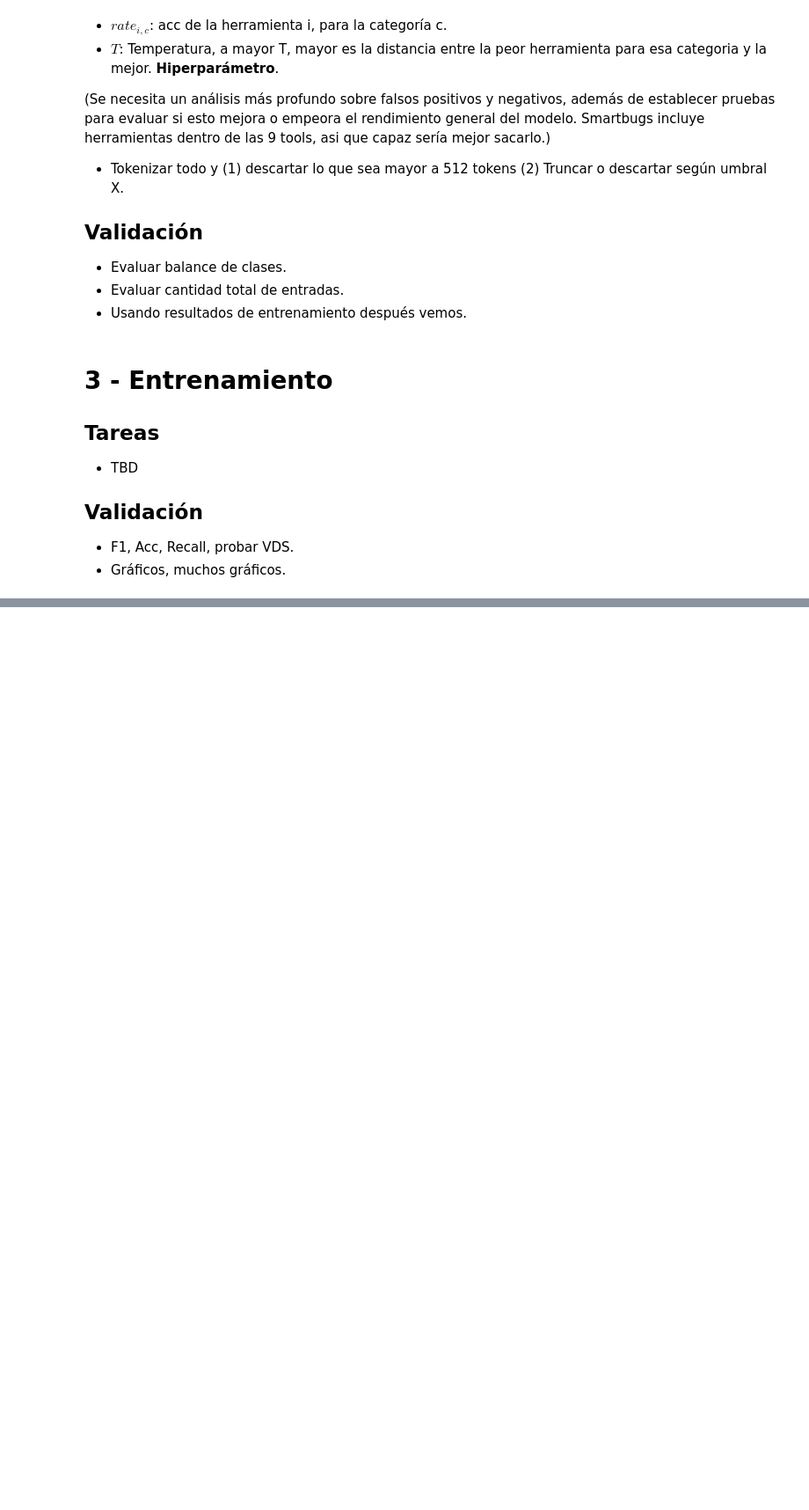
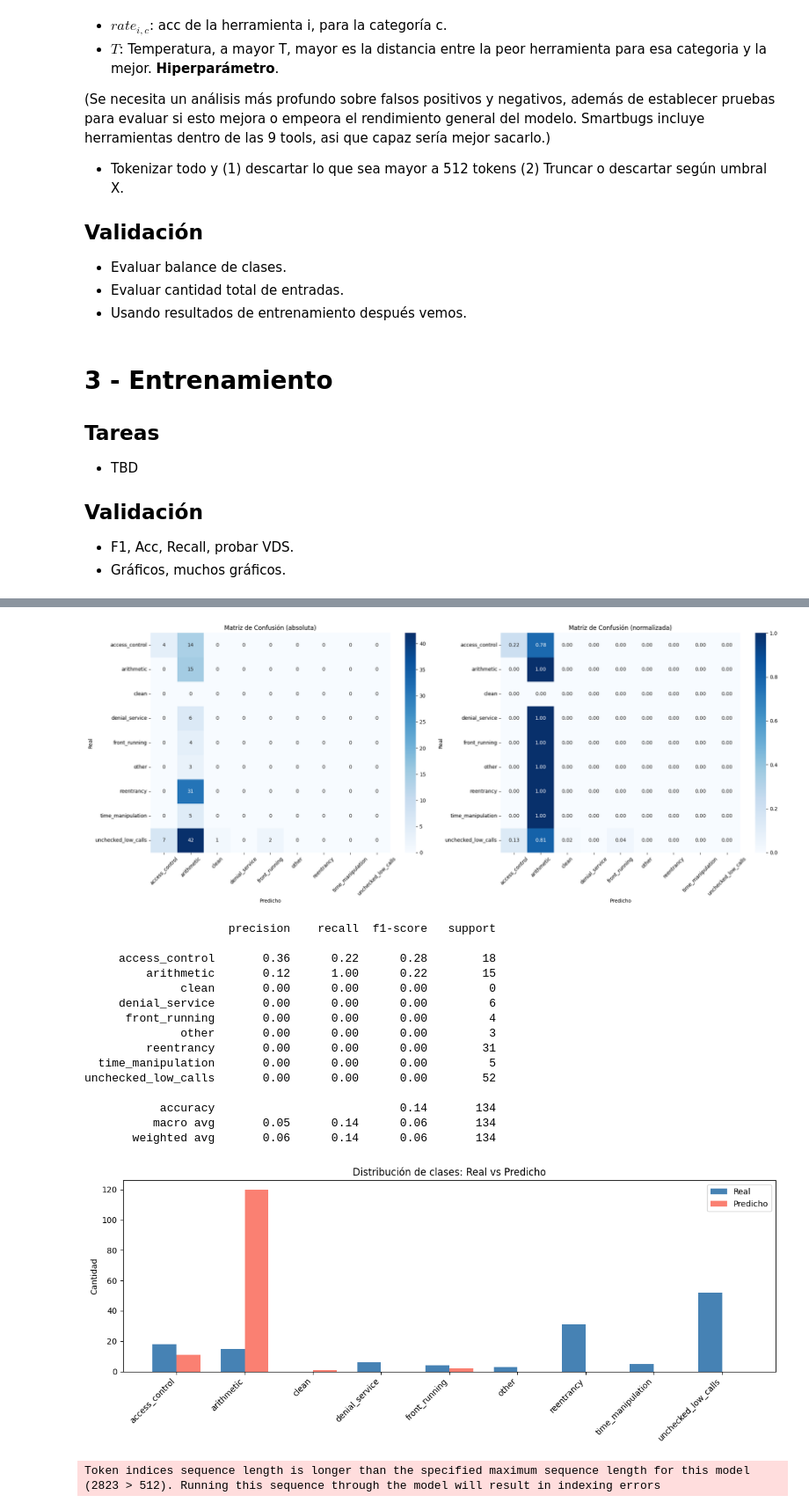
Before and after one commit to i-ahumada/tesis, a Jupyter notebook: notebooks/codebert.ipynb, the cells around one changed output, grey strips where cells are left out. Shown at 88% size. Drawn from its saved outputs; the diff is of its cells as text; code cells hidden in the pictures; blank space fills up the shorter version.

```diff
--- a/notebooks/codebert.ipynb
+++ b/notebooks/codebert.ipynb
@@ -458,0 +331,10 @@ Classes (9): ['access_control', 'arithmetic', 'clean', 'denial_service', 'front_
+# %%
+# Carga del tokenizador y modelo ahora que tenemos la cantidad de labels
+
+tokenizer = AutoTokenizer.from_pretrained("microsoft/codebert-base")
+
+model = AutoModelForSequenceClassification.from_pretrained(
+    "microsoft/codebert-base",
+    num_labels=NUM_LABELS,
+    problem_type="multi_label_classification"
+)
@@ -458,0 +542,17 @@ Classes (9): ['access_control', 'arithmetic', 'clean', 'denial_service', 'front_
+# %%
+results = trainer.evaluate()
+
+print("\n" + "=" * 50)
+print("TEST RESULTS")
+print("=" * 50)
+print(f"  F1 Macro : {results['eval_f1_macro']:.4f}")
+print(f"  F1 Micro : {results['eval_f1_micro']:.4f}")
+print(f"  Recall   : {results['eval_recall']:.4f}")
+print(f"  Accuracy : {results['eval_accuracy']:.4f}")
+print("=" * 50)
+
+# Guardar modelo y tokenizer
+save_path = "/kaggle/working/codebert_smartbugs_weighted"
+trainer.save_model(save_path)
+tokenizer.save_pretrained(save_path)
+print(f"\nModelo guardado en {save_path}")
@@ -458,0 +740,35 @@ Classes (9): ['access_control', 'arithmetic', 'clean', 'denial_service', 'front_
+# %%
+# Obtener predicciones
+res = get_predictions(trainer, test_hf, mlb)
+
+# Matriz de confusión
+plot_confusion_matrix(res)
+
+# Reporte por clase
+print_classification_report(res)
+
+# Distribución real vs predicho
+show_class_distribution(res)
+
+# Ver errores de una clase específica
+show_samples(res, test_df, tokenizer, n=30, filter_wrong=True,
+             save_path="/kaggle/working/errores_detalle.txt")
+# %% [output]
+[figure, added]
+                     precision    recall  f1-score   support
+
+     access_control       0.36      0.22      0.28        18
+         arithmetic       0.12      1.00      0.22        15
+              clean       0.00      0.00      0.00         0
+     denial_service       0.00      0.00      0.00         6
+      front_running       0.00      0.00      0.00         4
+              other       0.00      0.00      0.00         3
+         reentrancy       0.00      0.00      0.00        31
+  time_manipulation       0.00      0.00      0.00         5
+unchecked_low_calls       0.00      0.00      0.00        52
+
+           accuracy                           0.14       134
+          macro avg       0.05      0.14      0.06       134
+       weighted avg       0.06      0.14      0.06       134
+[figure, added]
+Token indices sequence length is longer than the specified maximum sequence length for this model (2823 > 512). Running this sequence through the model will result in indexing errors
```
Also changed, not shown: parts of 23 cells of this notebook.
